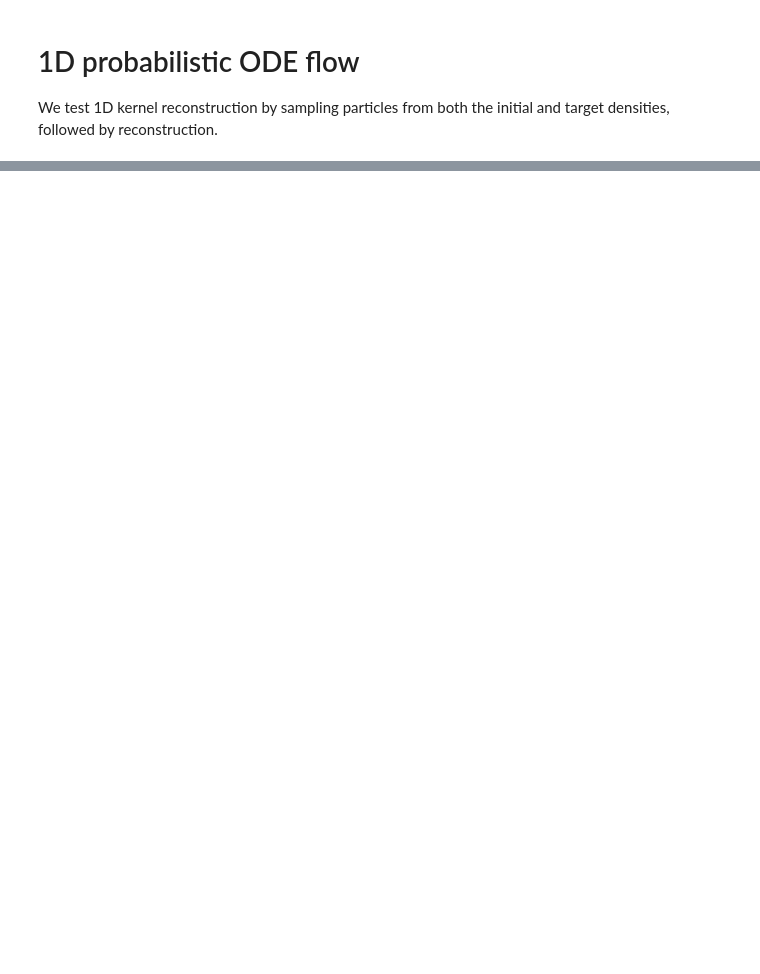
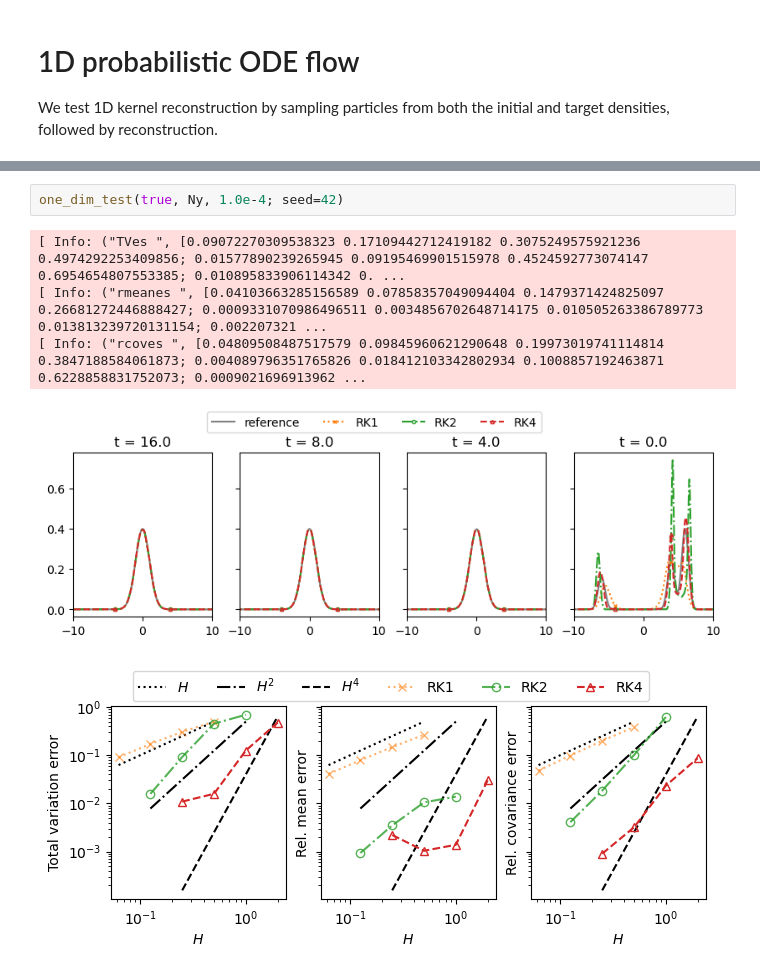
Before and after one commit to PKU-CMEGroup/InverseProblems.jl, a Jupyter notebook: Diffusion/Gaussian-mixture-density-RK.ipynb, the cells around one changed output, grey strips where cells are left out. Cells and saved outputs as stored; diff of their text form; blank space fills up the shorter version.

```diff
--- a/Diffusion/Gaussian-mixture-density-RK.ipynb
+++ b/Diffusion/Gaussian-mixture-density-RK.ipynb
@@ -637,0 +752,8 @@ fig.savefig("1D-ode-RK(discretization-error).pdf")
+# %%
+one_dim_test(true, Ny, 1.0e-4; seed=42)
+# %% [output]
+[ Info: ("TVes ", [0.09072270309538323 0.17109442712419182 0.3075249575921236 0.4974292253409856; 0.01577890239265945 0.09195469901515978 0.4524592773074147 0.6954654807553385; 0.010895833906114342 0. ...
+[ Info: ("rmeanes ", [0.04103663285156589 0.07858357049094404 0.1479371424825097 0.26681272446888427; 0.0009331070986496511 0.0034856702648714175 0.010505263386789773 0.013813239720131154; 0.002207321 ...
+[ Info: ("rcoves ", [0.04809508487517579 0.09845960621290648 0.19973019741114814 0.3847188584061873; 0.004089796351765826 0.018412103342802934 0.1008857192463871 0.6228858831752073; 0.0009021696913962 ...
+[figure, added]
+[figure, added]
```
Also changed, not shown: parts of 28 cells of this notebook.
